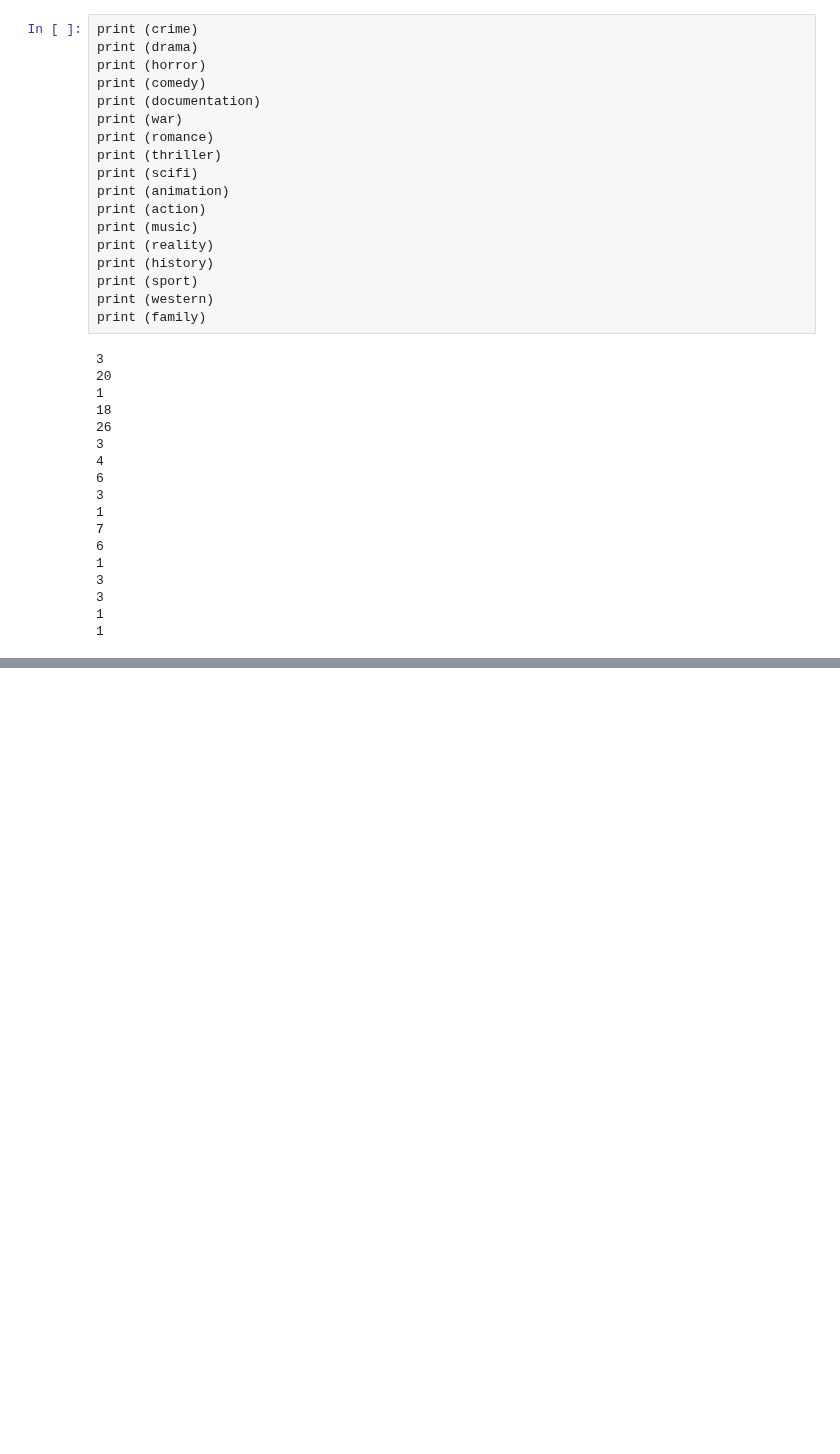
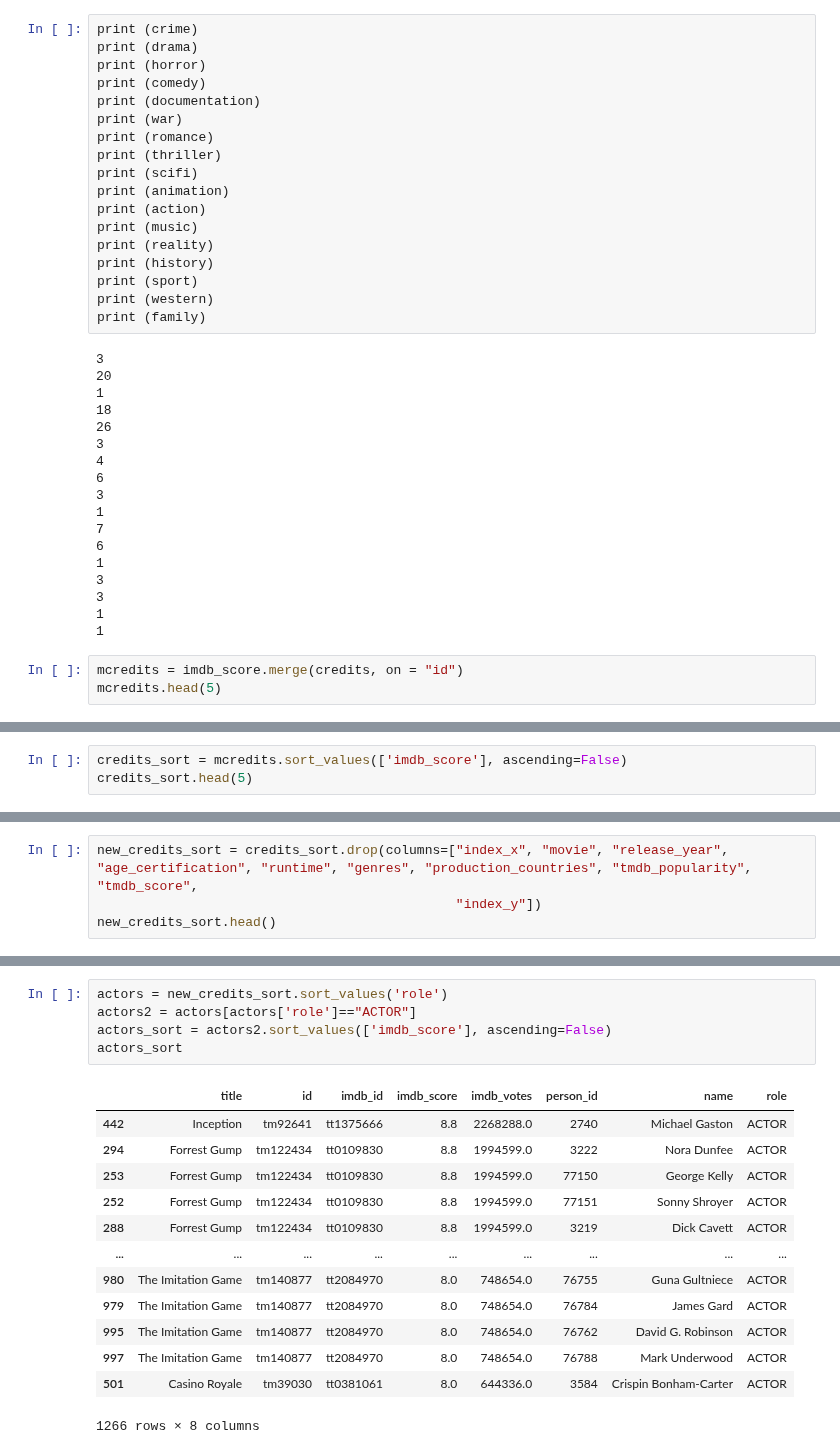
Before and after one commit to jgcarter421/Netflix, a Jupyter notebook: Notebook/top_categories.ipynb, the cells around one changed output, grey strips where cells are left out. Cells and saved outputs as stored; diff of their text form; blank space fills up the shorter version.

Commit message:
found top actor / director

```diff
--- a/Notebook/top_categories.ipynb
+++ b/Notebook/top_categories.ipynb
@@ -112,3 +101,6 @@ print (family)
 3
 1
 1
+# %%
+mcredits = imdb_score.merge(credits, on = "id")
+mcredits.head(5)
@@ -114,0 +114,3 @@ print (family)
+# %%
+credits_sort = mcredits.sort_values(['imdb_score'], ascending=False)
+credits_sort.head(5)
@@ -114,0 +124,4 @@ print (family)
+# %%
+new_credits_sort = credits_sort.drop(columns=["index_x", "movie", "release_year", "age_certification", "runtime", "genres", "production_countries", "tmdb_popularity", "tmdb_score",
+                                              "index_y"])
+new_credits_sort.head()
@@ -114,0 +147,19 @@ print (family)
+# %%
+actors = new_credits_sort.sort_values('role')
+actors2 = actors[actors['role']=="ACTOR"]
+actors_sort = actors2.sort_values(['imdb_score'], ascending=False)
+actors_sort
+# %% [output]
+|  | title | id | imdb_id | imdb_score | imdb_votes | person_id | name | role |
+| 442 | Inception | tm92641 | tt1375666 | 8.8 | 2268288.0 | 2740 | Michael Gaston | ACTOR |
+| 294 | Forrest Gump | tm122434 | tt0109830 | 8.8 | 1994599.0 | 3222 | Nora Dunfee | ACTOR |
+| 253 | Forrest Gump | tm122434 | tt0109830 | 8.8 | 1994599.0 | 77150 | George Kelly | ACTOR |
+| 252 | Forrest Gump | tm122434 | tt0109830 | 8.8 | 1994599.0 | 77151 | Sonny Shroyer | ACTOR |
+| 288 | Forrest Gump | tm122434 | tt0109830 | 8.8 | 1994599.0 | 3219 | Dick Cavett | ACTOR |
+| ... | ... | ... | ... | ... | ... | ... | ... | ... |
+| 980 | The Imitation Game | tm140877 | tt2084970 | 8.0 | 748654.0 | 76755 | Guna Gultniece | ACTOR |
+| 979 | The Imitation Game | tm140877 | tt2084970 | 8.0 | 748654.0 | 76784 | James Gard | ACTOR |
+| 995 | The Imitation Game | tm140877 | tt2084970 | 8.0 | 748654.0 | 76762 | David G. Robinson | ACTOR |
+| 997 | The Imitation Game | tm140877 | tt2084970 | 8.0 | 748654.0 | 76788 | Mark Underwood | ACTOR |
+| 501 | Casino Royale | tm39030 | tt0381061 | 8.0 | 644336.0 | 3584 | Crispin Bonham-Carter | ACTOR |
+1266 rows × 8 columns
```
Also changed, not shown: parts of 8 cells of this notebook.
